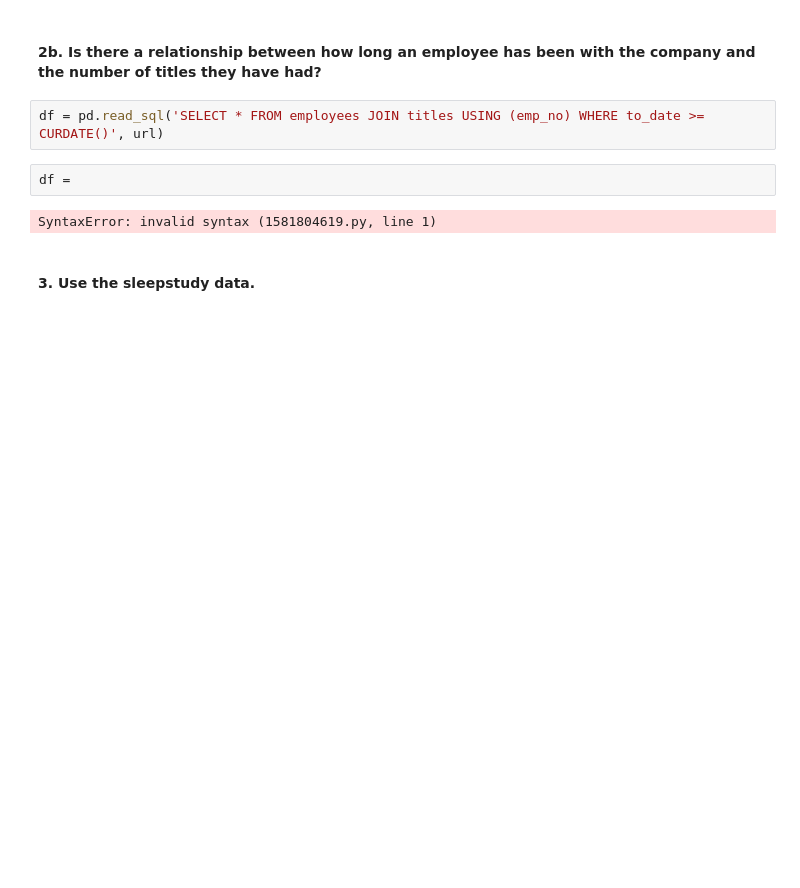
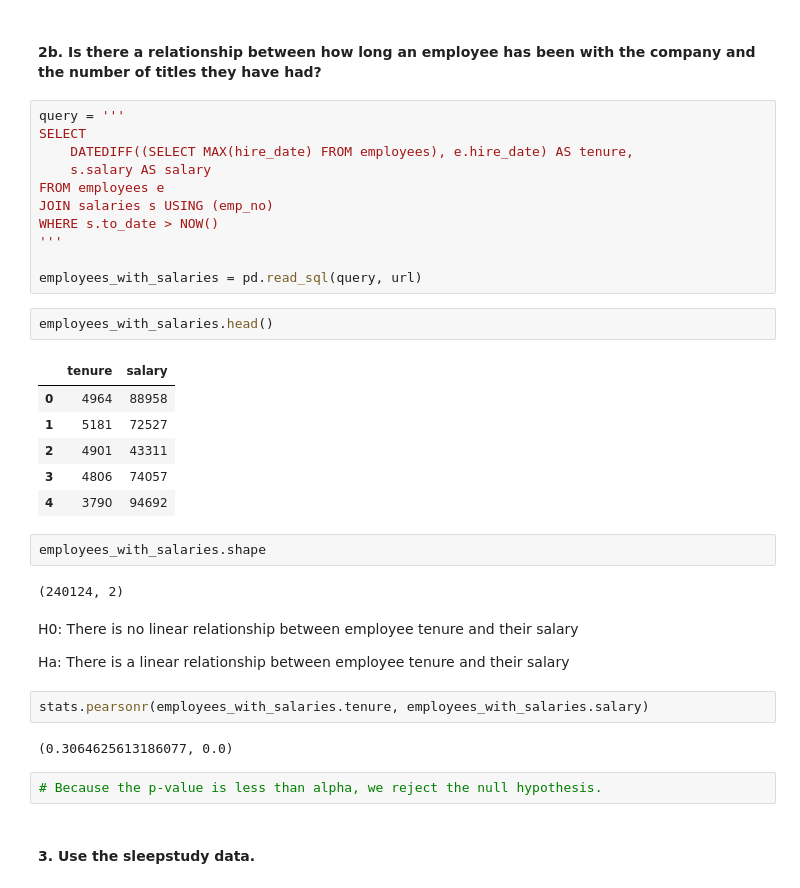
Before and after one commit to rachelrobbinsmayhill/statistics_exercises, a Jupyter notebook: hypothesis_testing.ipynb, the cells around one changed output. Saved outputs shown, nothing was run; the diff lists cells and outputs as text; blank space fills up the shorter version.

```diff
--- a/hypothesis_testing.ipynb
+++ b/hypothesis_testing.ipynb
@@ -981,12 +981,40 @@ pd.read_sql('SELECT * FROM titles LIMIT 5', url)
 | 4 | 10004 | Senior Engineer | 1995-12-01 | 9999-01-01 |
 # %% [markdown]
 #### 2b. Is there a relationship between how long an employee has been with the company and the number of titles they have had?
-# %%
-df = pd.read_sql('SELECT * FROM employees JOIN titles USING (emp_no) WHERE to_date >= CURDATE()', url)
 # %%
-df =
+query = '''
+SELECT
+    DATEDIFF((SELECT MAX(hire_date) FROM employees), e.hire_date) AS tenure,
+    s.salary AS salary
+FROM employees e
+JOIN salaries s USING (emp_no)
+WHERE s.to_date > NOW()
+'''
+
+employees_with_salaries = pd.read_sql(query, url)
-# %% [output]
-SyntaxError: invalid syntax (1581804619.py, line 1)
+# %%
+employees_with_salaries.head()
+# %% [output]
+|  | tenure | salary |
+| 0 | 4964 | 88958 |
+| 1 | 5181 | 72527 |
+| 2 | 4901 | 43311 |
+| 3 | 4806 | 74057 |
+| 4 | 3790 | 94692 |
+# %%
+employees_with_salaries.shape
+# %% [output]
+(240124, 2)
+# %% [markdown]
+H0: There is no linear relationship between employee tenure and their salary
+
+Ha: There is a linear relationship between employee tenure and their salary
+# %%
+stats.pearsonr(employees_with_salaries.tenure, employees_with_salaries.salary)
+# %% [output]
+(0.3064625613186077, 0.0)
+# %%
+# Because the p-value is less than alpha, we reject the null hypothesis.
 # %% [markdown]
 #### 3. Use the sleepstudy data.
 # %% [markdown]
```
Also changed, not shown: parts of 140 cells of this notebook.
